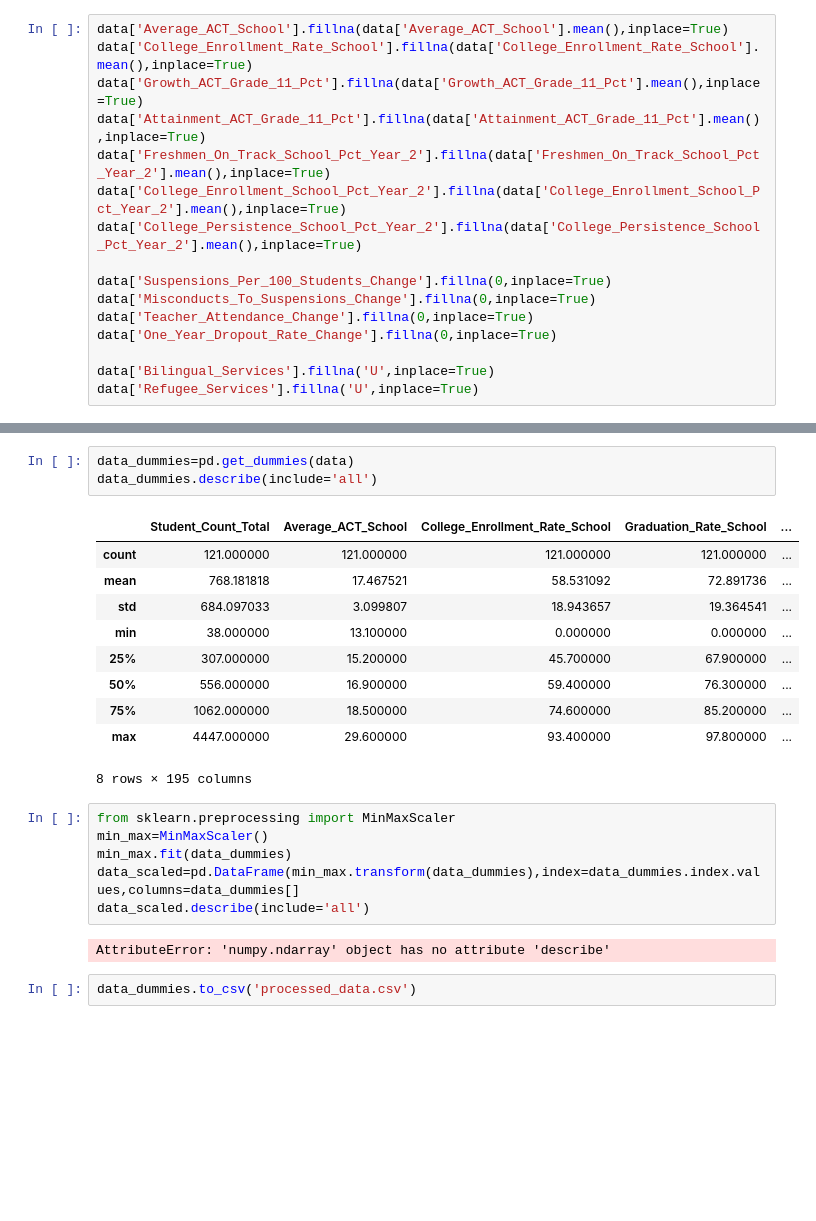
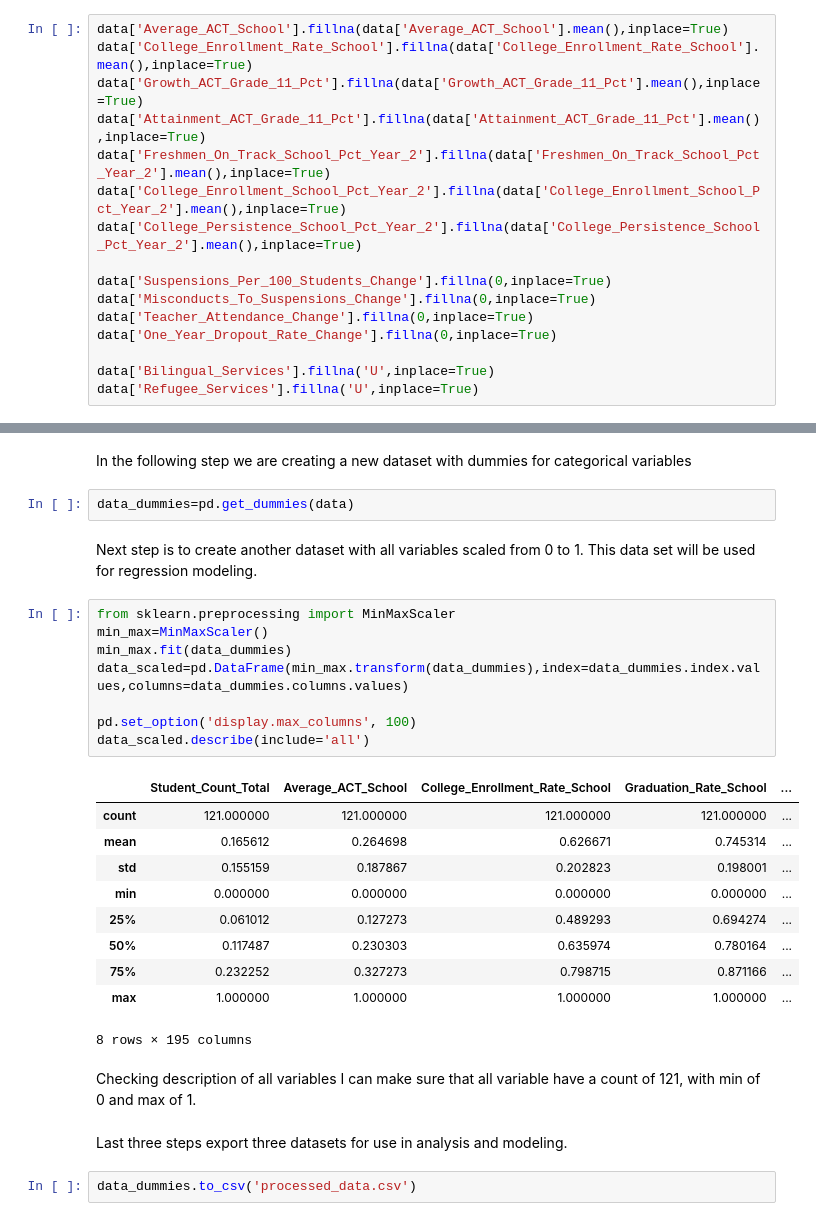
Before and after one commit to jmatune/csc478-project, a Jupyter notebook: Pre-processing.ipynb, the cells around one changed output, grey strips where cells are left out. Saved outputs shown, nothing was run; the diff lists cells and outputs as text; blank space fills up the shorter version.

```diff
--- a/Pre-processing.ipynb
+++ b/Pre-processing.ipynb
@@ -77,25 +72,32 @@ data.describe(include='all')
+# %% [markdown]
+In the following step we are creating a new dataset with dummies for categorical variables
 # %%
 data_dummies=pd.get_dummies(data)
-data_dummies.describe(include='all')
-# %% [output]
-|  | Student_Count_Total | Average_ACT_School | College_Enrollment_Rate_School | Graduation_Rate_School | ... |
-| count | 121.000000 | 121.000000 | 121.000000 | 121.000000 | ... |
-| mean | 768.181818 | 17.467521 | 58.531092 | 72.891736 | ... |
-| std | 684.097033 | 3.099807 | 18.943657 | 19.364541 | ... |
-| min | 38.000000 | 13.100000 | 0.000000 | 0.000000 | ... |
-| 25% | 307.000000 | 15.200000 | 45.700000 | 67.900000 | ... |
-| 50% | 556.000000 | 16.900000 | 59.400000 | 76.300000 | ... |
-| 75% | 1062.000000 | 18.500000 | 74.600000 | 85.200000 | ... |
-| max | 4447.000000 | 29.600000 | 93.400000 | 97.800000 | ... |
-8 rows × 195 columns
+# %% [markdown]
+Next step is to create another dataset with all variables scaled from 0 to 1. This data set will be used for regression modeling.
 # %%
 from sklearn.preprocessing import MinMaxScaler
 min_max=MinMaxScaler()
 min_max.fit(data_dummies)
-data_scaled=pd.DataFrame(min_max.transform(data_dummies),index=data_dummies.index.values,columns=data_dummies[]
+data_scaled=pd.DataFrame(min_max.transform(data_dummies),index=data_dummies.index.values,columns=data_dummies.columns.values)
+
+pd.set_option('display.max_columns', 100)
 data_scaled.describe(include='all')
 # %% [output]
+|  | Student_Count_Total | Average_ACT_School | College_Enrollment_Rate_School | Graduation_Rate_School | ... |
+| count | 121.000000 | 121.000000 | 121.000000 | 121.000000 | ... |
+| mean | 0.165612 | 0.264698 | 0.626671 | 0.745314 | ... |
+| std | 0.155159 | 0.187867 | 0.202823 | 0.198001 | ... |
+| min | 0.000000 | 0.000000 | 0.000000 | 0.000000 | ... |
+| 25% | 0.061012 | 0.127273 | 0.489293 | 0.694274 | ... |
+| 50% | 0.117487 | 0.230303 | 0.635974 | 0.780164 | ... |
+| 75% | 0.232252 | 0.327273 | 0.798715 | 0.871166 | ... |
+| max | 1.000000 | 1.000000 | 1.000000 | 1.000000 | ... |
-AttributeError: 'numpy.ndarray' object has no attribute 'describe'
+8 rows × 195 columns
+# %% [markdown]
+Checking description of all variables I can make sure that all variable have a count of 121, with min of 0 and max of 1.
+# %% [markdown]
+Last three steps export three datasets for use in analysis and modeling.
 # %%
 data_dummies.to_csv('processed_data.csv')
 # %%
```
Also changed, not shown: parts of 9 cells of this notebook, 3 other files.
